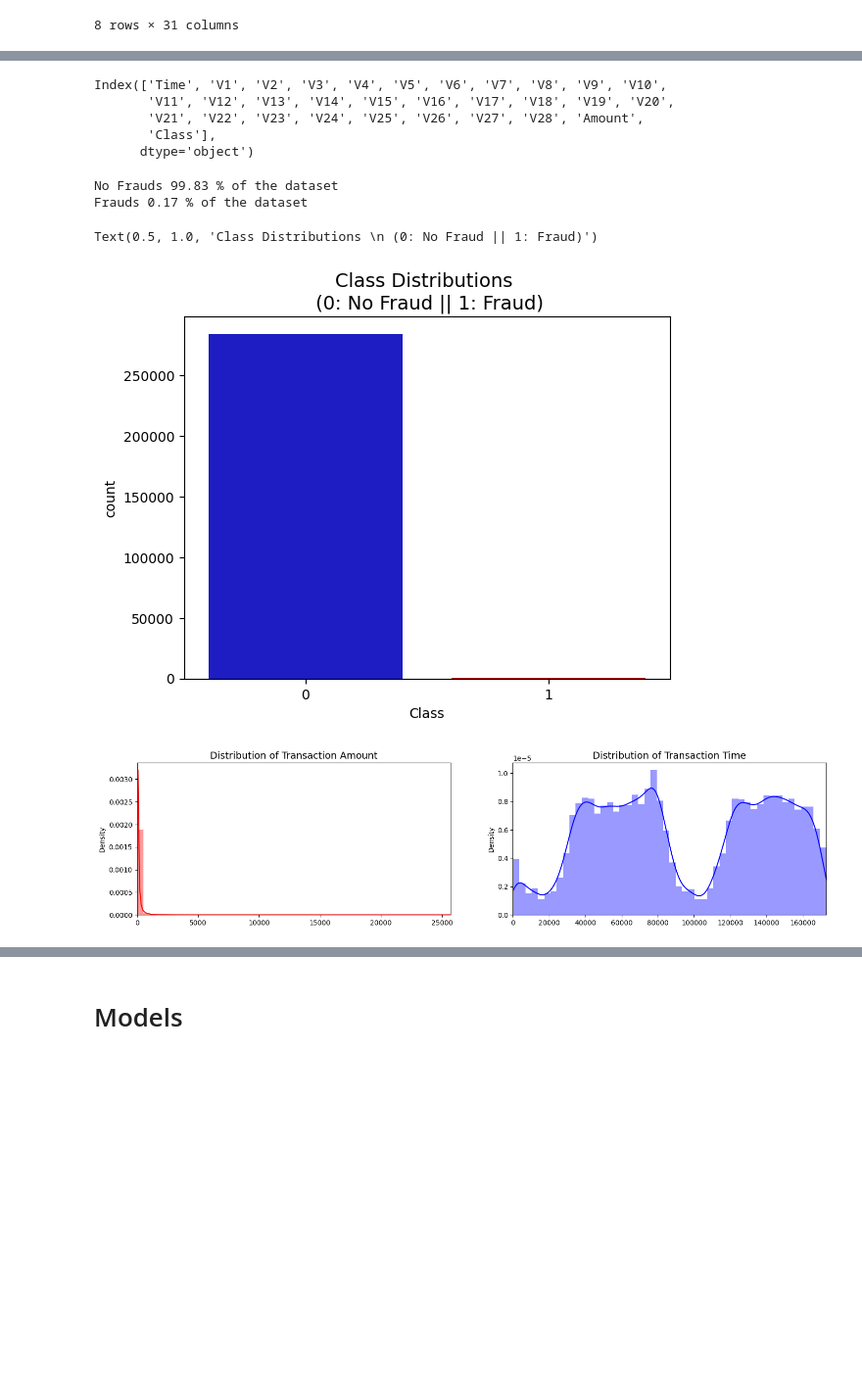
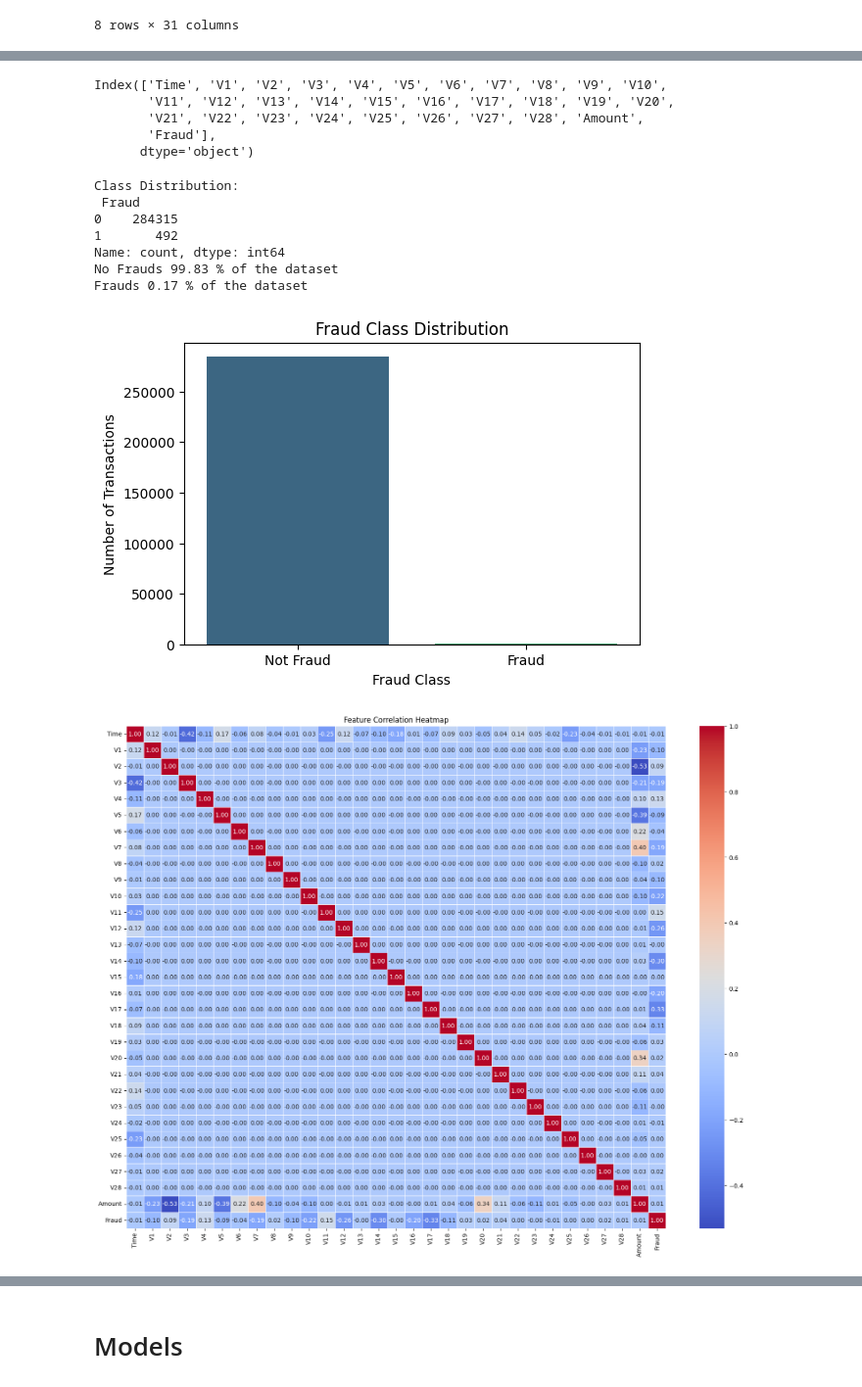
Before and after one commit to Charlenelzq/INF2008_Project, a Jupyter notebook: Gradientboosting.ipynb, the cells around one changed output, grey strips where cells are left out. Shown: that part at 98% size. Cells and saved outputs as stored; diff of their text form; code cells hidden in the pictures; blank space fills up the shorter version.

```diff
--- a/Gradientboosting.ipynb
+++ b/Gradientboosting.ipynb
@@ -101,6 +96,10 @@ import warnings
 warnings.filterwarnings("ignore")
 # %%
 df = pd.read_csv('creditcard.csv')
+
+# Change the columm Class to Fraud
+df.rename(columns={'Class': 'Fraud'}, inplace=True)
+
 df.head()
 # %% [output]
 |  | Time | V1 | V2 | V3 | V4 | V5 | V6 | V7 | V8 | V9 | ... | ... |
@@ -134,40 +133,50 @@ df.columns
 Index(['Time', 'V1', 'V2', 'V3', 'V4', 'V5', 'V6', 'V7', 'V8', 'V9', 'V10',
        'V11', 'V12', 'V13', 'V14', 'V15', 'V16', 'V17', 'V18', 'V19', 'V20',
        'V21', 'V22', 'V23', 'V24', 'V25', 'V26', 'V27', 'V28', 'Amount',
-       'Class'],
+       'Fraud'],
       dtype='object')
 # %%
+# Check class distribution
+print("\nClass Distribution:\n", df['Fraud'].value_counts())
+
 # The classes are heavily skewed we need to solve this issue later.
-print('No Frauds', round(df['Class'].value_counts()[0]/len(df) * 100,2), '% of the dataset')
-print('Frauds', round(df['Class'].value_counts()[1]/len(df) * 100,2), '% of the dataset')
+print('No Frauds', round(df['Fraud'].value_counts()[0]/len(df) * 100,2), '% of the dataset')
+print('Frauds', round(df['Fraud'].value_counts()[1]/len(df) * 100,2), '% of the dataset')
 # %% [output]
+Class Distribution:
+ Fraud
+0    284315
+1       492
+Name: count, dtype: int64
 No Frauds 99.83 % of the dataset
 Frauds 0.17 % of the dataset
-# %%
-colors = ["#0101DF", "#DF0101"]
-
-sns.countplot(x='Class', data=df, palette=colors)
-plt.title('Class Distributions \n (0: No Fraud || 1: Fraud)', fontsize=14)
-# %% [output]
-Text(0.5, 1.0, 'Class Distributions \n (0: No Fraud || 1: Fraud)')
-[figure, removed]
-# %%
-fig, ax = plt.subplots(1, 2, figsize=(18,4))
-
-amount_val = df['Amount'].values
-time_val = df['Time'].values
-
-sns.distplot(amount_val, ax=ax[0], color='r')
-ax[0].set_title('Distribution of Transaction Amount', fontsize=14)
-ax[0].set_xlim([min(amount_val), max(amount_val)])
-
-sns.distplot(time_val, ax=ax[1], color='b')
-ax[1].set_title('Distribution of Transaction Time', fontsize=14)
-ax[1].set_xlim([min(time_val), max(time_val)])
-
-
-
-plt.show()
-# %% [output]
-[figure, removed]
+# %%
+# Fraud Class Distribution
+plt.figure(figsize=(6, 4))
+sns.barplot(x=df["Fraud"].value_counts().index,
+            y=df["Fraud"].value_counts().values,
+            hue=df["Fraud"].value_counts().index,
+            palette="viridis",
+            legend=False)
+
+plt.xticks([0, 1], ["Not Fraud", "Fraud"])
+plt.ylabel("Number of Transactions")
+plt.xlabel("Fraud Class")
+plt.title("Fraud Class Distribution")
+plt.show()
+
+# Select only numeric columns for correlation computation
+numeric_df = df.select_dtypes(include=[np.number])
+
+# Compute correlation matrix
+correlation_matrix = numeric_df.corr()
+
+# Feature Correlation Heatmap
+plt.figure(figsize=(20, 15))
+sns.heatmap(correlation_matrix, annot=True, cmap="coolwarm", fmt=".2f", linewidths=0.5)
+plt.title("Feature Correlation Heatmap")
+plt.show()
+# %% [output]
+[figure, added]
+[figure, added]
 # %% [markdown]
```
Also changed, not shown: parts of 25 cells of this notebook.
